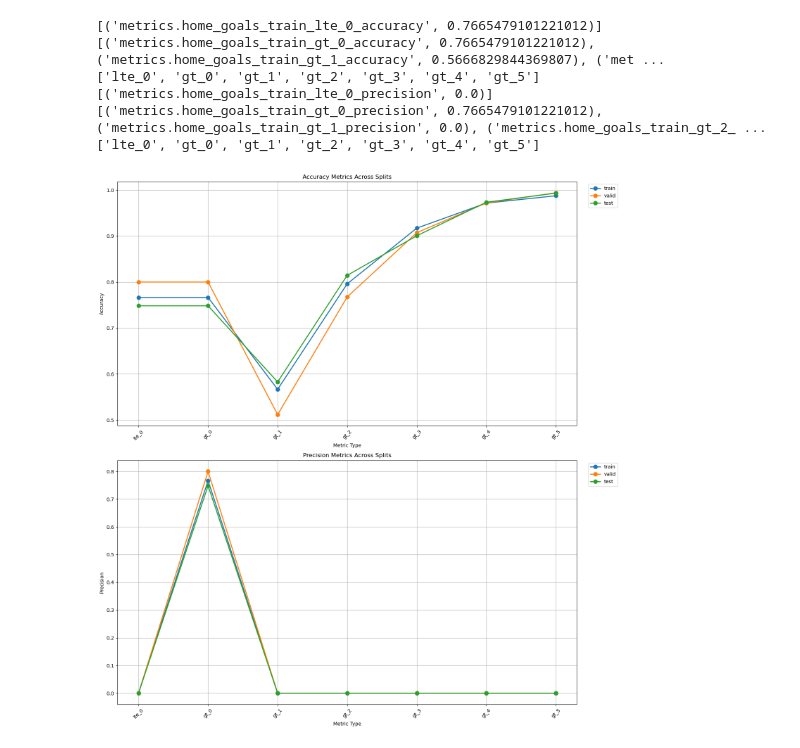
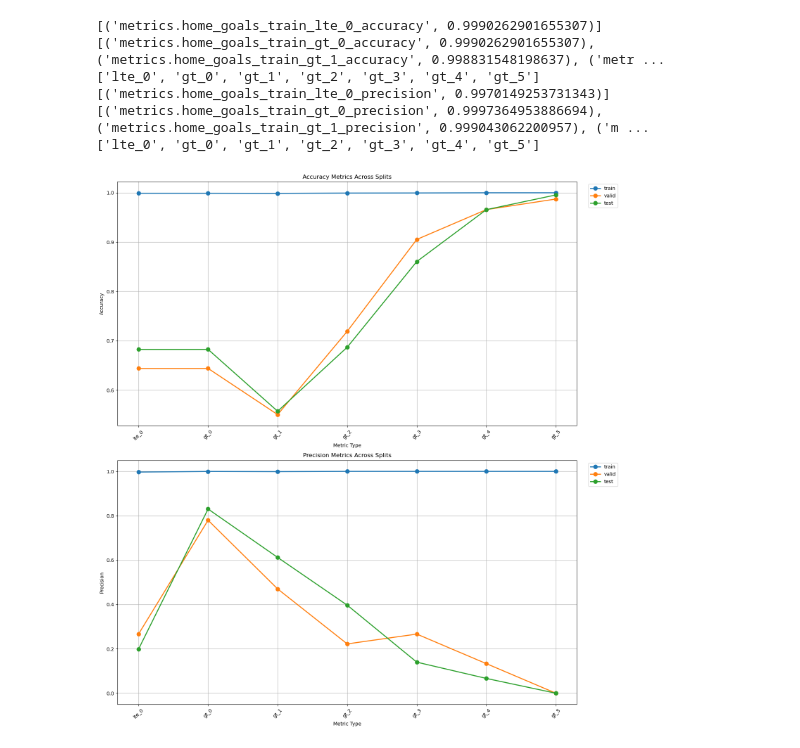
Before and after one commit to 1111111huang/betbot, a Jupyter notebook: notebooks/modeling/deep_nn.ipynb, the cells around one changed output. Drawn from its saved outputs; the diff is of its cells as text; code cells hidden in the pictures.

```diff
--- a/notebooks/modeling/deep_nn.ipynb
+++ b/notebooks/modeling/deep_nn.ipynb
@@ -101,11 +86,11 @@ plot_metrics_for_target_and_model(
 # %%
 plot_run_metrics_by_split(experiment_name=TRAINGING_CONFIG['experiment_name'],
-                         run_name="MLPwithDropout_home_goals_model_params.hidden_layers=(128, 64, 32)_model_params.activation=relu_model_params.dropout_rate=0.5_learning_rate=0.01_batch_size=64_epochs=1000",
+                         run_name="MLPwithDropoutBN_home_goals_model_params.hidden_layers=(512, 256, 256, 128, 128)_model_params.activation=relu_model_params.dropout_rate=0_learning_rate=1e-05_batch_size=64_epochs=5000",
                          target_col="home_goals",
                          tracking_uri=f"{REPO_PATH}/mlflow")
 # %% [output]
-[('metrics.home_goals_train_lte_0_accuracy', 0.7665479101221012)] [('metrics.home_goals_train_gt_0_accuracy', 0.7665479101221012), ('metrics.home_goals_train_gt_1_accuracy', 0.5666829844369807), ('met ...
+[('metrics.home_goals_train_lte_0_accuracy', 0.9990262901655307)] [('metrics.home_goals_train_gt_0_accuracy', 0.9990262901655307), ('metrics.home_goals_train_gt_1_accuracy', 0.998831548198637), ('metr ...
 ['lte_0', 'gt_0', 'gt_1', 'gt_2', 'gt_3', 'gt_4', 'gt_5']
-[('metrics.home_goals_train_lte_0_precision', 0.0)] [('metrics.home_goals_train_gt_0_precision', 0.7665479101221012), ('metrics.home_goals_train_gt_1_precision', 0.0), ('metrics.home_goals_train_gt_2_ ...
+[('metrics.home_goals_train_lte_0_precision', 0.9970149253731343)] [('metrics.home_goals_train_gt_0_precision', 0.9997364953886694), ('metrics.home_goals_train_gt_1_precision', 0.999043062200957), ('m ...
 ['lte_0', 'gt_0', 'gt_1', 'gt_2', 'gt_3', 'gt_4', 'gt_5']
-[figure, old version]
+[figure, new version]
```
Also changed, not shown: parts of 4 cells of this notebook, 6 other files.
